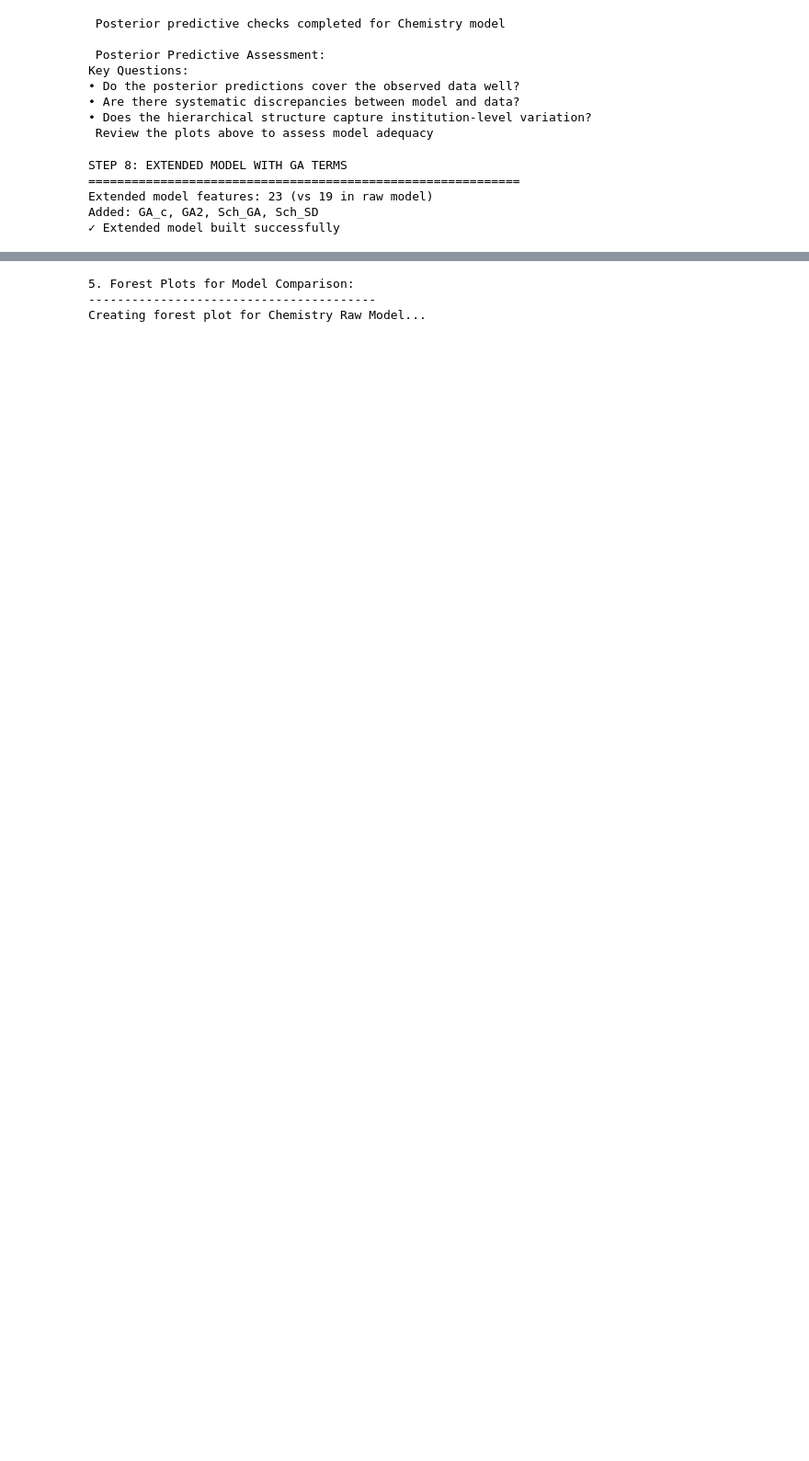
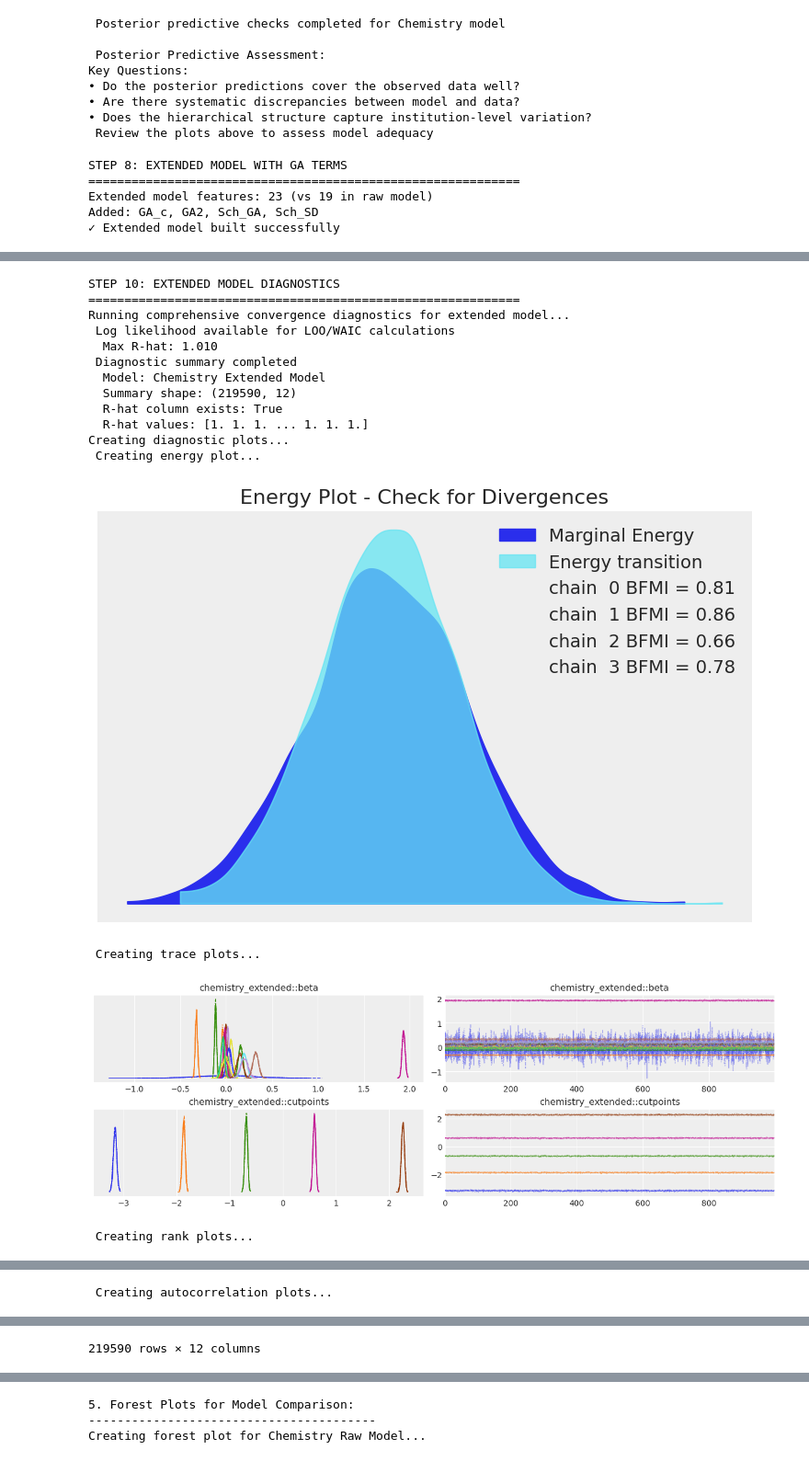
Before and after one commit to Adithyanpy/bayes_ordinal, a Jupyter notebook: examples/hierarchical_example.ipynb, the cells around one changed output, grey strips where cells are left out. Shown at 92% size. Cells and saved outputs as stored; diff of their text form; code cells hidden in the pictures; blank space fills up the shorter version.

Commit message:
Add extended model diagnostics and posterior predictive checks to hierarchical_example.ipynb

```diff
--- a/examples/hierarchical_example.ipynb
+++ b/examples/hierarchical_example.ipynb
@@ -714,2 +714,59 @@ Sampling 4 chains for 1_000 tune and 1_000 draw iterations (4_000 + 4_000 draws
 ✓ Chemistry extended model fitted successfully
 Posterior shape: Frozen({'chain': 4, 'draw': 1000, 'feature': 20, 'cut': 5, 'obs': 31022, 'group': 2410, 'chemistry_extended::y_probs_dim_0': 31022, 'chemistry_extended::y_probs_dim_1': 6})
+# %%
+print("STEP 10: EXTENDED MODEL DIAGNOSTICS")
+print("=" * 60)
+
+# Run convergence diagnostics for the extended model
+print("Running comprehensive convergence diagnostics for extended model...")
+
+extended_model_diagnostics = bo.run_comprehensive_diagnostics(
+    idata=idata_c_ext,
+    model_name="Chemistry Extended Model",
+    include_plots=True,
+    include_summary=True
+)
+
+print(f"\n Convergence Diagnostic Summary:")
+print(f"   Max R-hat: {extended_model_diagnostics.get('max_rhat', 'N/A'):.3f}")
+print(f"   Min ESS: {extended_model_diagnostics.get('min_ess', 'N/A'):.0f}")
+print(f"   Divergences: {extended_model_diagnostics.get('n_divergences', 0)}")
+
+# Display the full diagnostic summary DataFrame
+print(f"\n Full Diagnostic Summary:")
+print("=" * 60)
+if extended_model_diagnostics['summary'] is not None:
+    display(extended_model_diagnostics['summary'])
+else:
+    print("No summary available")
+
+# Parameter summaries
+print("\nParameter Summaries:")
+print("===================")
+
+print("\nChemistry Extended Model Parameters:")
+chemistry_extended_summary = az.summary(
+    idata_c_ext,
+    var_names=["chemistry_extended::beta", "chemistry_extended::cutpoints"],
+    round_to=3
+)
+print(chemistry_extended_summary[['mean', 'sd', 'hdi_3%', 'hdi_97%', 'ess_bulk', 'r_hat']])
+
+print(" Extended model diagnostics completed successfully")
+# %% [output]
+STEP 10: EXTENDED MODEL DIAGNOSTICS
+============================================================
+Running comprehensive convergence diagnostics for extended model...
+ Log likelihood available for LOO/WAIC calculations
+  Max R-hat: 1.010
+ Diagnostic summary completed
+  Model: Chemistry Extended Model
+  Summary shape: (219590, 12)
+  R-hat column exists: True
+  R-hat values: [1. 1. 1. ... 1. 1. 1.]
+Creating diagnostic plots...
+ Creating energy plot...
+[figure, added]
+ Creating trace plots...
+[figure, added]
+ Creating rank plots...
@@ -715,0 +774 @@ Posterior shape: Frozen({'chain': 4, 'draw': 1000, 'feature': 20, 'cut': 5, 'obs
+ Creating autocorrelation plots...
@@ -715,0 +797 @@ Posterior shape: Frozen({'chain': 4, 'draw': 1000, 'feature': 20, 'cut': 5, 'obs
+219590 rows × 12 columns
```
Also changed, not shown: parts of 9 cells of this notebook.
